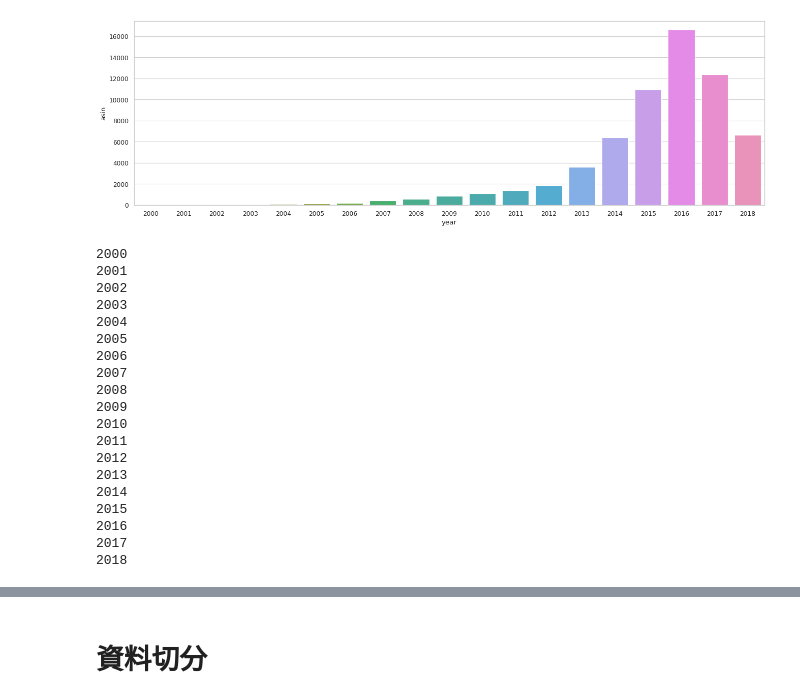
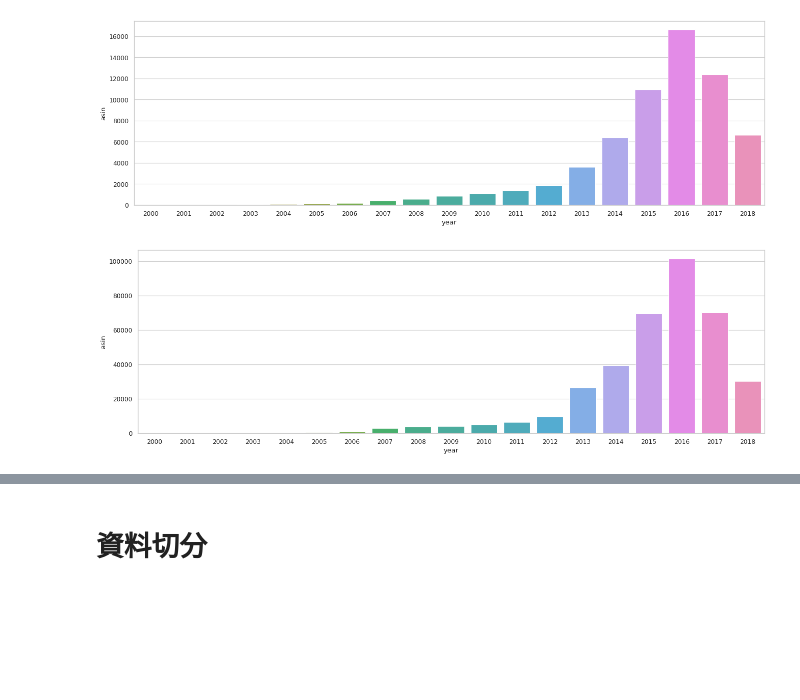
Before and after one commit to milanazhang/data-course-sample, a Jupyter notebook: content-based.ipynb, the cells around one changed output, grey strips where cells are left out. Cells and saved outputs as stored; diff of their text form; code cells hidden in the pictures; blank space fills up the shorter version.

```diff
--- a/content-based.ipynb
+++ b/content-based.ipynb
@@ -380,23 +281,7 @@ convert_rating = ratings.pivot_table(values='day', index="asin", columns='year',
-# %%
-for i in range(2000,2019):
-  str(i)
-# %% [output]
-2000
-2001
-2002
-2003
-2004
-2005
-2006
-2007
-2008
-2009
-2010
-2011
-2012
-2013
-2014
-2015
-2016
-2017
-2018
+# %%
+tmp_df = ratings.groupby("year")["asin"].count().reset_index()
+sns.set_theme(style="whitegrid")
+plt.figure(figsize=(20, 6), dpi=80)
+ax = sns.barplot(x="year", y="asin", data=tmp_df)
+# %% [output]
+[figure, added]
```
Also changed, not shown: parts of 25 cells of this notebook.
